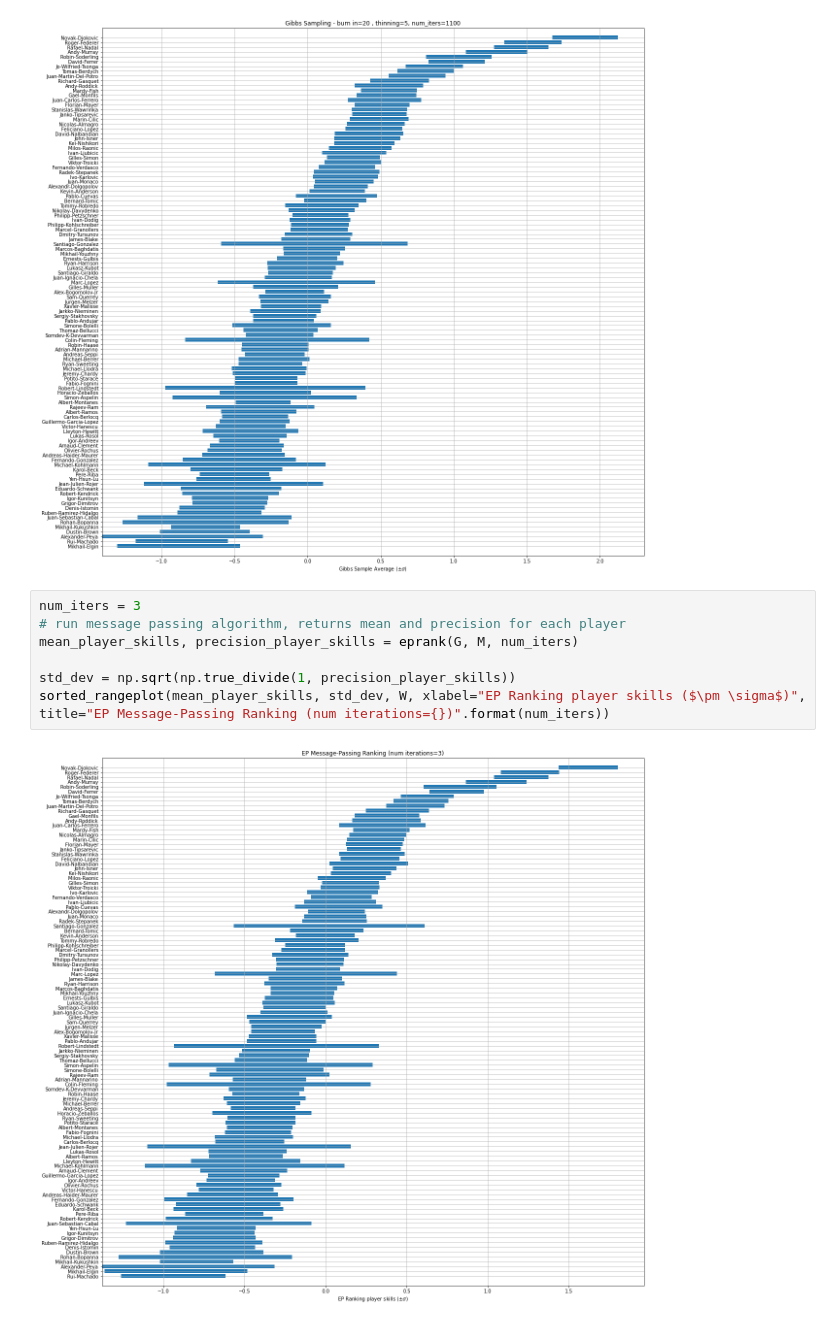
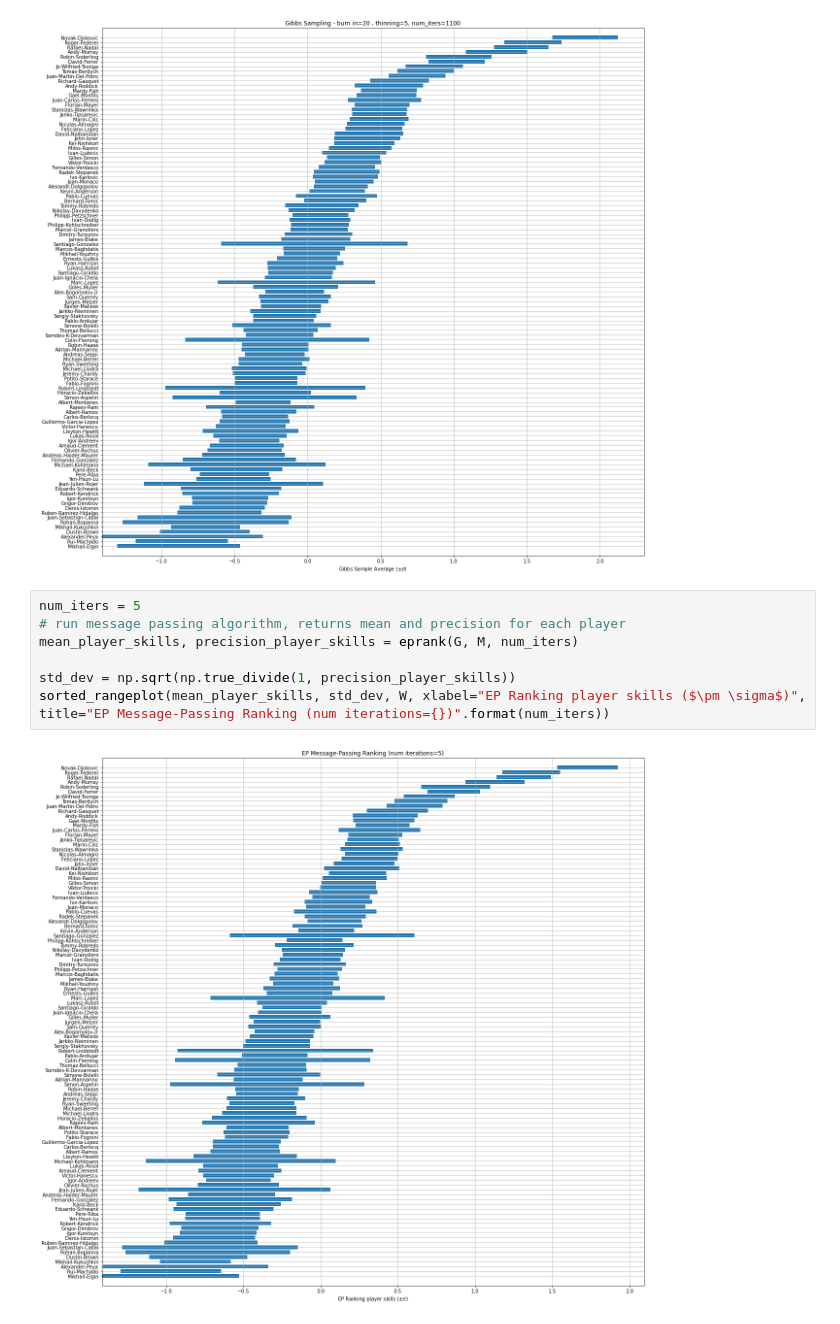
Before and after one commit to LozzaTray/4F10, a Jupyter notebook: C2/code/coursework2.ipynb, the cells around one changed output. Drawn from its saved outputs; the diff is of its cells as text.

```diff
--- a/C2/code/coursework2.ipynb
+++ b/C2/code/coursework2.ipynb
@@ -155,11 +226,11 @@ sorted_rangeplot(gibbs_means, gibbs_std, W, xlabel="Gibbs Sample Average ($\pm \
 # %% [output]
 [figure]
 # %%
-num_iters = 3
+num_iters = 5
 # run message passing algorithm, returns mean and precision for each player
 mean_player_skills, precision_player_skills = eprank(G, M, num_iters)
 
 std_dev = np.sqrt(np.true_divide(1, precision_player_skills))
 sorted_rangeplot(mean_player_skills, std_dev, W, xlabel="EP Ranking player skills ($\pm \sigma$)", title="EP Message-Passing Ranking (num iterations={})".format(num_iters))
 # %% [output]
-[figure, old version]
+[figure, new version]
```
Also changed, not shown: parts of 7 cells of this notebook, 12 other files.
